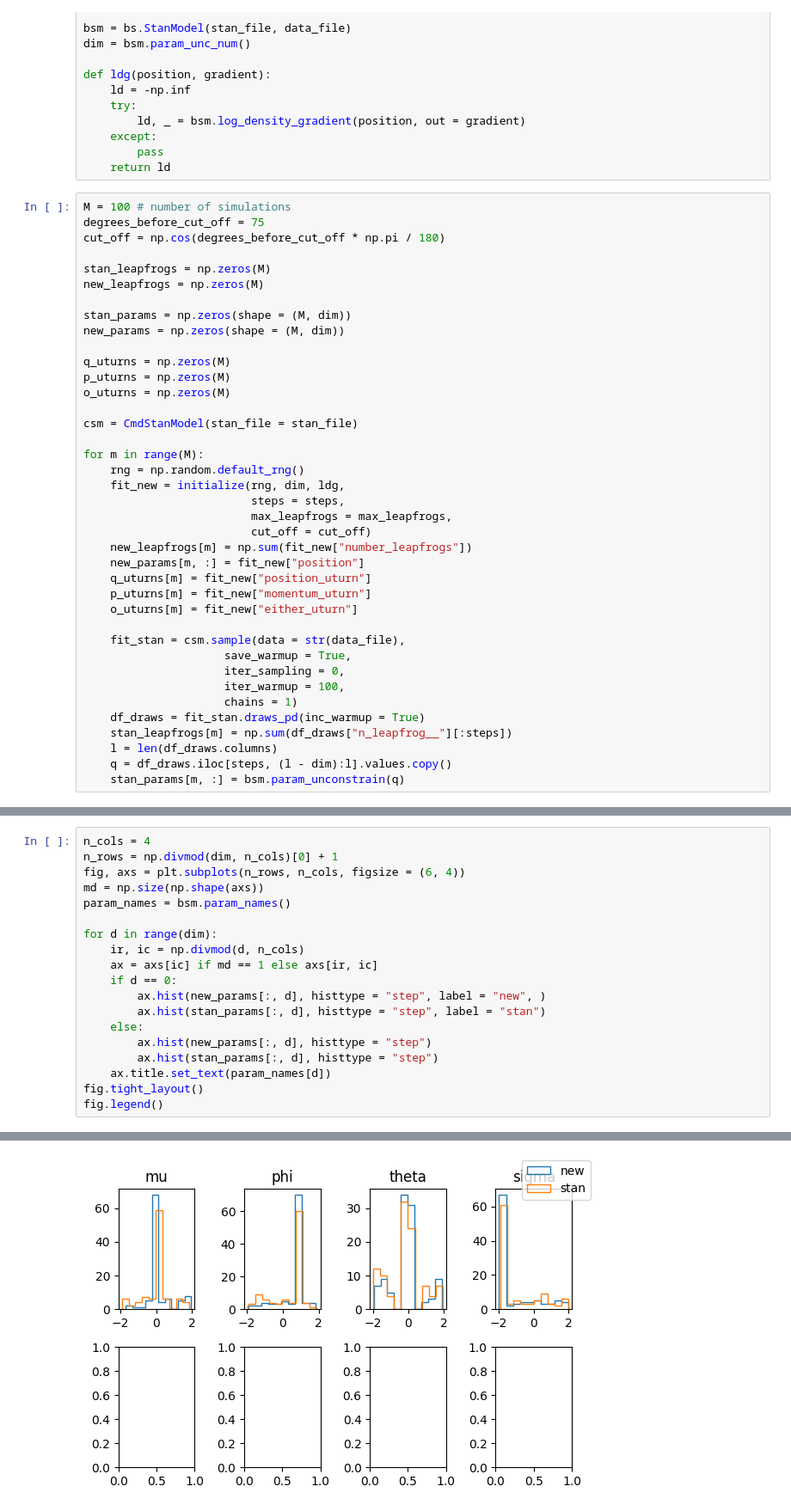
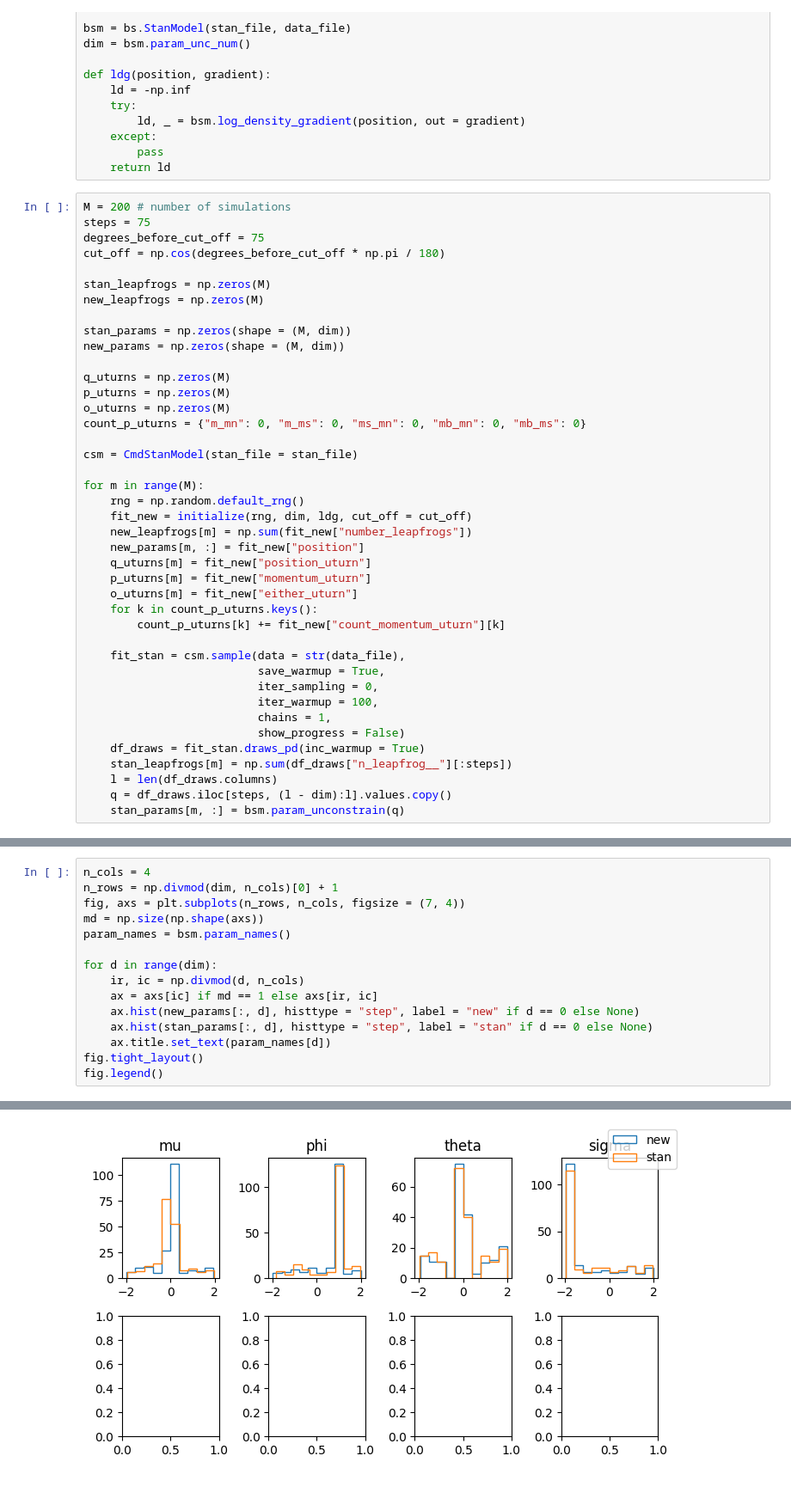
Before and after one commit to roualdes/typical-init, a Jupyter notebook: eval_one_model.ipynb, the cells around one changed output, grey strips where cells are left out. Shown at 86% size. Cells and saved outputs as stored; diff of their text form.

```diff
--- a/eval_one_model.ipynb
+++ b/eval_one_model.ipynb
@@ -64,7 +69,8 @@ def ldg(position, gradient):
         pass
     return ld
 # %%
-M = 100 # number of simulations
+M = 200 # number of simulations
+steps = 75
 degrees_before_cut_off = 75
 cut_off = np.cos(degrees_before_cut_off * np.pi / 180)
 
@@ -77,26 +83,27 @@ new_params = np.zeros(shape = (M, dim))
 q_uturns = np.zeros(M)
 p_uturns = np.zeros(M)
 o_uturns = np.zeros(M)
+count_p_uturns = {"m_mn": 0, "m_ms": 0, "ms_mn": 0, "mb_mn": 0, "mb_ms": 0}
 
 csm = CmdStanModel(stan_file = stan_file)
 
 for m in range(M):
     rng = np.random.default_rng()
-    fit_new = initialize(rng, dim, ldg,
-                         steps = steps,
-                         max_leapfrogs = max_leapfrogs,
-                         cut_off = cut_off)
+    fit_new = initialize(rng, dim, ldg, cut_off = cut_off)
     new_leapfrogs[m] = np.sum(fit_new["number_leapfrogs"])
     new_params[m, :] = fit_new["position"]
     q_uturns[m] = fit_new["position_uturn"]
     p_uturns[m] = fit_new["momentum_uturn"]
     o_uturns[m] = fit_new["either_uturn"]
+    for k in count_p_uturns.keys():
+        count_p_uturns[k] += fit_new["count_momentum_uturn"][k]
 
     fit_stan = csm.sample(data = str(data_file),
-                     save_warmup = True,
-                     iter_sampling = 0,
-                     iter_warmup = 100,
-                     chains = 1)
+                          save_warmup = True,
+                          iter_sampling = 0,
+                          iter_warmup = 100,
+                          chains = 1,
+                          show_progress = False)
     df_draws = fit_stan.draws_pd(inc_warmup = True)
     stan_leapfrogs[m] = np.sum(df_draws["n_leapfrog__"][:steps])
     l = len(df_draws.columns)
@@ -180,22 +188,18 @@ momentum or position based uturns: 5248.0
 # %%
 n_cols = 4
 n_rows = np.divmod(dim, n_cols)[0] + 1
-fig, axs = plt.subplots(n_rows, n_cols, figsize = (6, 4))
+fig, axs = plt.subplots(n_rows, n_cols, figsize = (7, 4))
 md = np.size(np.shape(axs))
 param_names = bsm.param_names()
 
 for d in range(dim):
     ir, ic = np.divmod(d, n_cols)
     ax = axs[ic] if md == 1 else axs[ir, ic]
-    if d == 0:
-        ax.hist(new_params[:, d], histtype = "step", label = "new", )
-        ax.hist(stan_params[:, d], histtype = "step", label = "stan")
-    else:
-        ax.hist(new_params[:, d], histtype = "step")
-        ax.hist(stan_params[:, d], histtype = "step")
+    ax.hist(new_params[:, d], histtype = "step", label = "new" if d == 0 else None)
+    ax.hist(stan_params[:, d], histtype = "step", label = "stan" if d == 0 else None)
     ax.title.set_text(param_names[d])
 fig.tight_layout()
 fig.legend()
 # %% [output]
 <matplotlib.legend.Legend at 0x...>
-[figure, old version]
+[figure, new version]
```
Also changed, not shown: parts of 15 cells of this notebook, 2 other files.
